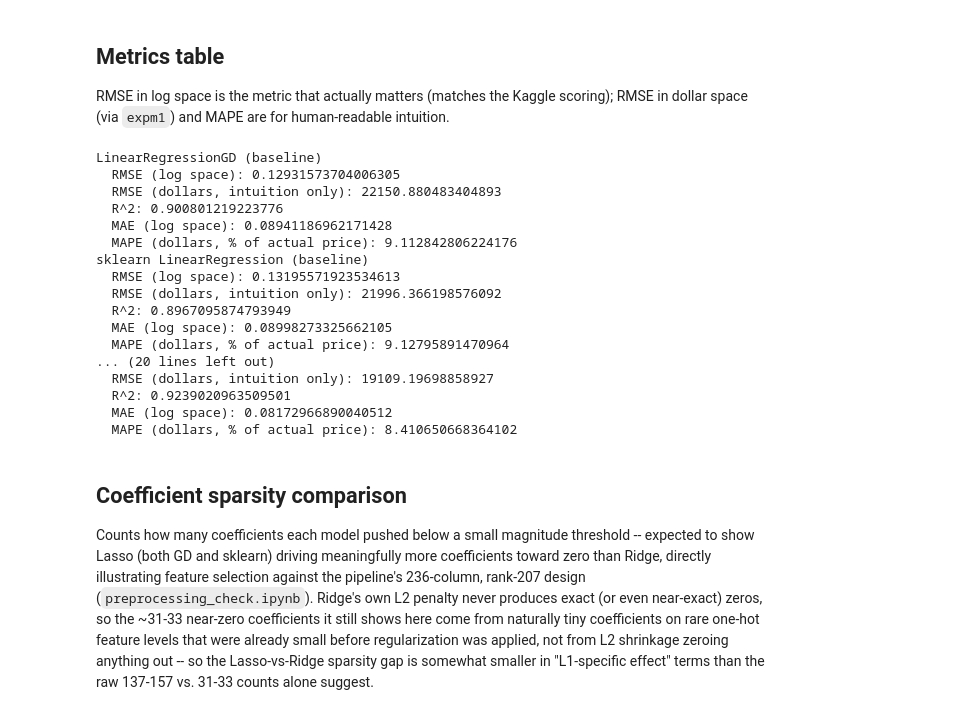
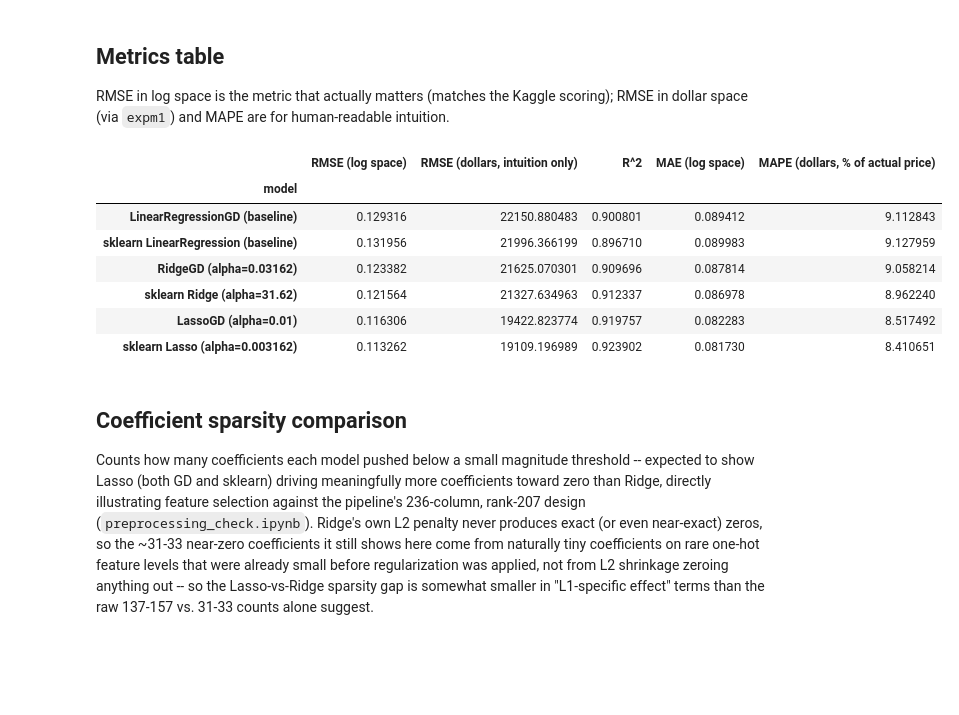
Before and after one commit to akakritagya/ames-price, a Jupyter notebook: notebooks/models/2_regularized_regression.ipynb, the cells around one changed output. Saved outputs shown, nothing was run; the diff lists cells and outputs as text; code cells hidden in the pictures; blank space fills up the shorter version.

```diff
--- a/notebooks/models/2_regularized_regression.ipynb
+++ b/notebooks/models/2_regularized_regression.ipynb
@@ -152,7 +152,7 @@ best_lasso_sk_alpha = alphas_gd[np.argmin(lasso_sk_rmse)]
 
 ridge_gd_best = RidgeGD(
     learning_rate=0.01, batch_size=32, n_epochs=300,
-    alpha=best_ridge_gd_alpha, random_state=42,
+    alpha=best_ridge_gd_alpha, random_state=42, verbose=True,
 )
 ridge_gd_best.fit(X_train, y_train)
 
@@ -161,7 +161,7 @@ ridge_sk_best.fit(X_train, y_train)
 
 lasso_gd_best = LassoGD(
     learning_rate=0.01, batch_size=32, n_epochs=300,
-    alpha=best_lasso_gd_alpha, random_state=42,
+    alpha=best_lasso_gd_alpha, random_state=42, verbose=True,
 )
 lasso_gd_best.fit(X_train, y_train)
 
@@ -169,7 +169,8 @@ lasso_sk_best = Lasso(alpha=best_lasso_sk_alpha)
 lasso_sk_best.fit(X_train, y_train)
 
 linreg_gd_baseline = LinearRegressionGD(
-    learning_rate=0.01, batch_size=32, n_epochs=300, random_state=42
+    learning_rate=0.01, batch_size=32, n_epochs=300, random_state=42,
+    verbose=True,
 )
 linreg_gd_baseline.fit(X_train, y_train)
 
@@ -189,35 +208,36 @@ MODELS = [
 
 RMSE in log space is the metric that actually matters (matches the Kaggle scoring); RMSE in dollar space (via `expm1`) and MAPE are for human-readable intuition.
 # %%
+metrics_rows = []
 for name, model in MODELS:
     preds_log = model.predict(X_val)
     preds_dollars = np.expm1(preds_log)
     actual_dollars = np.expm1(y_val)
-    print(name)
-    print("  RMSE (log space):", rmse(y_val, preds_log))
-    print("  RMSE (dollars, intuition only):", rmse(actual_dollars, preds_dollars))
-    print("  R^2:", r2_score(y_val, preds_log))
-    print("  MAE (log space):", mean_absolute_error(y_val, preds_log))
     mape = mean_absolute_percentage_error(actual_dollars, preds_dollars)
-    print("  MAPE (dollars, % of actual price):", 100 * mape)
+    metrics_rows.append(
+        {
+            "model": name,
+            "RMSE (log space)": rmse(y_val, preds_log),
+            "RMSE (dollars, intuition only)": rmse(
+                actual_dollars, preds_dollars
+            ),
+            "R^2": r2_score(y_val, preds_log),
+            "MAE (log space)": mean_absolute_error(y_val, preds_log),
+            "MAPE (dollars, % of actual price)": 100 * mape,
+        }
+    )
+
+metrics_df = pd.DataFrame(metrics_rows).set_index("model")
+metrics_df
 # %% [output]
-LinearRegressionGD (baseline)
-  RMSE (log space): 0.12931573704006305
-  RMSE (dollars, intuition only): 22150.880483404893
-  R^2: 0.900801219223776
-  MAE (log space): 0.08941186962171428
-  MAPE (dollars, % of actual price): 9.112842806224176
-sklearn LinearRegression (baseline)
-  RMSE (log space): 0.13195571923534613
-  RMSE (dollars, intuition only): 21996.366198576092
-  R^2: 0.8967095874793949
-  MAE (log space): 0.08998273325662105
-  MAPE (dollars, % of actual price): 9.12795891470964
-... (20 lines left out)
-  RMSE (dollars, intuition only): 19109.19698858927
-  R^2: 0.9239020963509501
-  MAE (log space): 0.08172966890040512
-  MAPE (dollars, % of actual price): 8.410650668364102
+|  | RMSE (log space) | RMSE (dollars, intuition only) | R^2 | MAE (log space) | MAPE (dollars, % of actual price) |
+| model |  |  |  |  |  |
+| LinearRegressionGD (baseline) | 0.129316 | 22150.880483 | 0.900801 | 0.089412 | 9.112843 |
+| sklearn LinearRegression (baseline) | 0.131956 | 21996.366199 | 0.896710 | 0.089983 | 9.127959 |
+| RidgeGD (alpha=0.03162) | 0.123382 | 21625.070301 | 0.909696 | 0.087814 | 9.058214 |
+| sklearn Ridge (alpha=31.62) | 0.121564 | 21327.634963 | 0.912337 | 0.086978 | 8.962240 |
+| LassoGD (alpha=0.01) | 0.116306 | 19422.823774 | 0.919757 | 0.082283 | 8.517492 |
+| sklearn Lasso (alpha=0.003162) | 0.113262 | 19109.196989 | 0.923902 | 0.081730 | 8.410651 |
 # %% [markdown]
 ## Coefficient sparsity comparison
 
```
Also changed, not shown: parts of 1 cell of this notebook, 7 other files.
